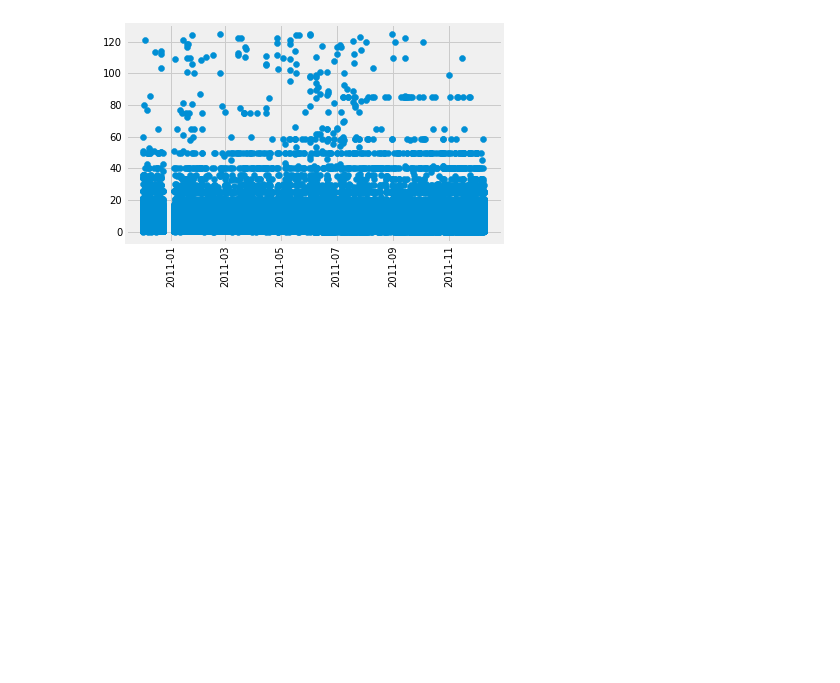
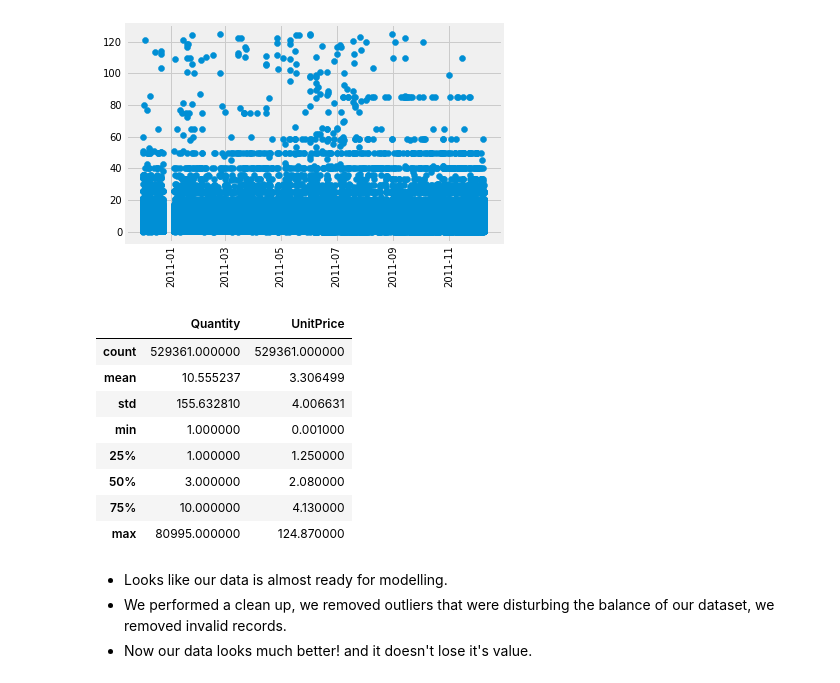
Before and after one commit to AmirMotefaker/Predicting-Sales-Ecommerce, a Jupyter notebook: predicting-sales-ecommerce.ipynb, the cells around one changed output. Saved outputs shown, nothing was run; the diff lists cells and outputs as text; code cells hidden in the pictures; blank space fills up the shorter version.

```diff
--- a/predicting-sales-ecommerce.ipynb
+++ b/predicting-sales-ecommerce.ipynb
@@ -465,3 +465,19 @@ plt.xticks(rotation=90)
   Text(0, 0, ''),
   Text(0, 0, '')])
 [figure]
+# %%
+df_quantile.describe()
+# %% [output]
+|  | Quantity | UnitPrice |
+| count | 529361.000000 | 529361.000000 |
+| mean | 10.555237 | 3.306499 |
+| std | 155.632810 | 4.006631 |
+| min | 1.000000 | 0.001000 |
+| 25% | 1.000000 | 1.250000 |
+| 50% | 3.000000 | 2.080000 |
+| 75% | 10.000000 | 4.130000 |
+| max | 80995.000000 | 124.870000 |
+# %% [markdown]
+- Looks like our data is almost ready for modelling.
+- We performed a clean up, we removed outliers that were disturbing the balance of our dataset, we removed invalid records.
+- Now our data looks much better! and it doesn't lose it's value.
```
Also changed, not shown: parts of 1 cell of this notebook.
